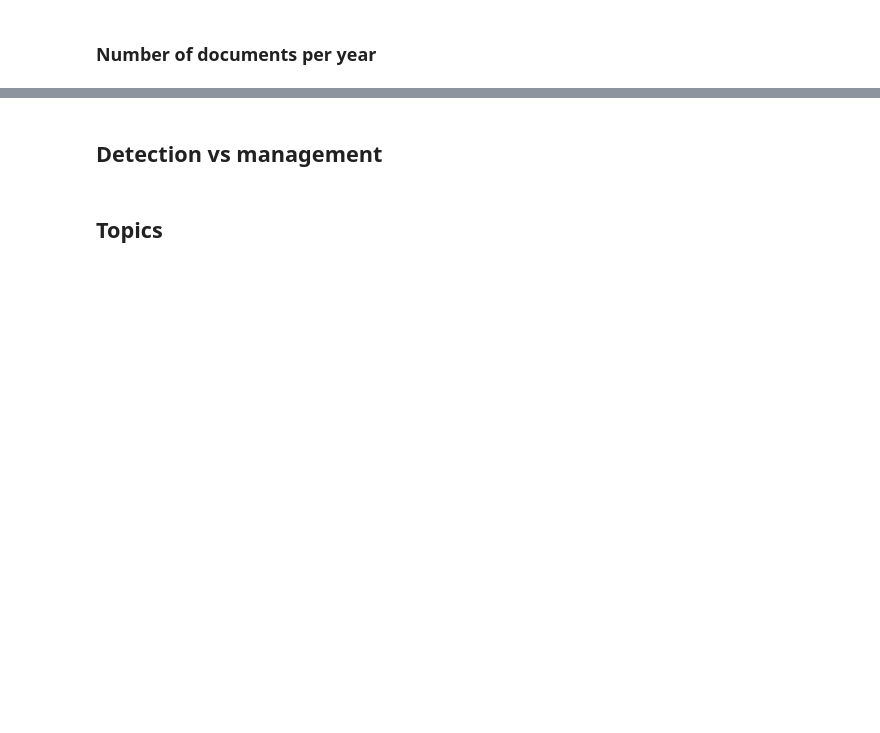
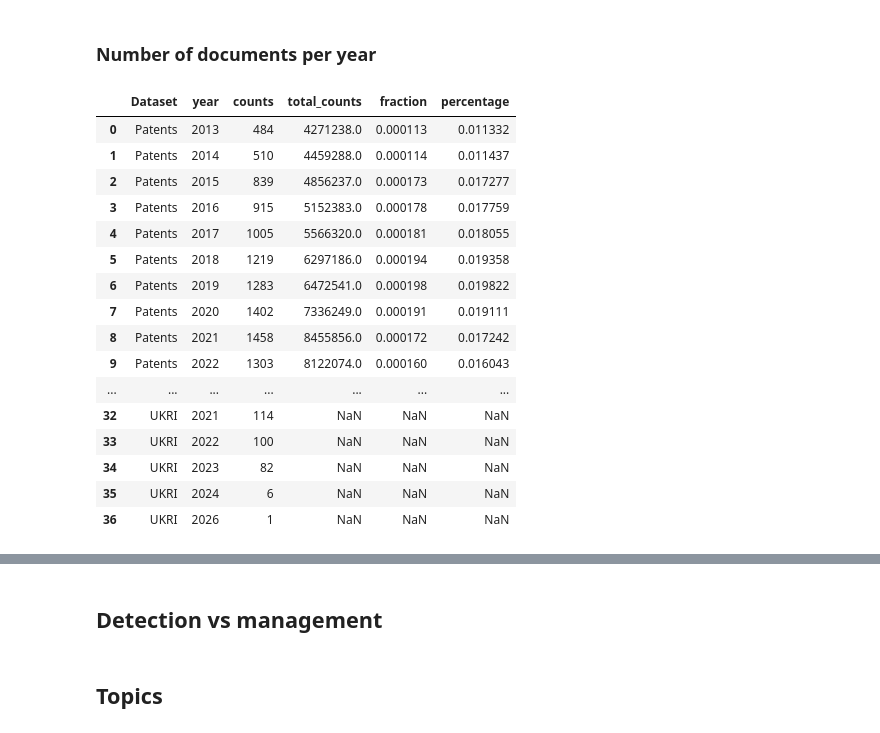
Before and after one commit to nestauk/discovery_child_development, a Jupyter notebook: discovery_child_development/analysis/initial_results/01_initial_labels.ipynb, the cells around one changed output, grey strips where cells are left out. Drawn from its saved outputs; the diff is of its cells as text; code cells hidden in the pictures; blank space fills up the shorter version.

Commit message:
geo analysis

```diff
--- a/discovery_child_development/analysis/initial_results/01_initial_labels.ipynb
+++ b/discovery_child_development/analysis/initial_results/01_initial_labels.ipynb
@@ -25,3 +31,20 @@ openalex_label = "Publications"
 patents_label = "Patents"
 # %% [markdown]
 ### Load in the labelled data
+# %%
+# Load labelled data
+data_df = (
+    pd.read_csv(ENRICHED_DATA_DIR / 'taxonomy_cat/taxonomy_cat_predictions_filtered.csv')
+    .assign(id = lambda df: df['id'].apply(lambda x: x.split('/')[-1]))
+)
+
+gtr_data_df = (
+    pd.read_csv(ENRICHED_DATA_DIR / 'taxonomy_cat/taxonomy_cat_predictions_gtr_filtered.csv')
+    .assign(source="gtr")
+    .assign(year=lambda df: df['start'].apply(lambda x: int(x.split('-')[0])))
+    .drop(columns=['start', 'end'])
+)
+
+# gtr_metadata_df = gtr_data_df[['id','start']].copy()
+# gtr_data_df = gtr_data_df[['id', 'text', 'source', 'topics', 'year']]
+# data_df = pd.concat([data_df, gtr_data_df], ignore_index=True)
@@ -87 +142,8 @@ openalex_metadata_df.head(1)
+# %%
+import ast
+# data from 03_geo_analysis notebooks
+openalex_extra_metadata_df = (
+    pd.read_csv(ENRICHED_DATA_DIR / 'pubs_metadata_df.csv')
+    .assign(country_code = lambda df: df['country_code'].apply(lambda x: ast.literal_eval(x)))
+)
 # %%
@@ -118,8 +183,13 @@ openalex_df = (
         how='left',
         on='id'
     )
+    .merge(
+        openalex_extra_metadata_df,
+        how='left',
+        on='id'
+    )
 )
 
-relevant_df = pd.concat([patents_df, openalex_df], ignore_index=True)
+relevant_df = pd.concat([patents_df, openalex_df, gtr_data_df.assign(Dataset='UKRI')], ignore_index=True)
 # %%
 print(len(relevant_df))
@@ -276,6 +394,26 @@ counts_normalised_df = (
         normalised_fraction = lambda df: df['fraction'] / df['fraction_2013']
     )
 )
+# %%
+counts_df
+# %% [output]
+|  | Dataset | year | counts | total_counts | fraction | percentage |
+| 0 | Patents | 2013 | 484 | 4271238.0 | 0.000113 | 0.011332 |
+| 1 | Patents | 2014 | 510 | 4459288.0 | 0.000114 | 0.011437 |
+| 2 | Patents | 2015 | 839 | 4856237.0 | 0.000173 | 0.017277 |
+| 3 | Patents | 2016 | 915 | 5152383.0 | 0.000178 | 0.017759 |
+| 4 | Patents | 2017 | 1005 | 5566320.0 | 0.000181 | 0.018055 |
+| 5 | Patents | 2018 | 1219 | 6297186.0 | 0.000194 | 0.019358 |
+| 6 | Patents | 2019 | 1283 | 6472541.0 | 0.000198 | 0.019822 |
+| 7 | Patents | 2020 | 1402 | 7336249.0 | 0.000191 | 0.019111 |
+| 8 | Patents | 2021 | 1458 | 8455856.0 | 0.000172 | 0.017242 |
+| 9 | Patents | 2022 | 1303 | 8122074.0 | 0.000160 | 0.016043 |
+| ... | ... | ... | ... | ... | ... | ... |
+| 32 | UKRI | 2021 | 114 | NaN | NaN | NaN |
+| 33 | UKRI | 2022 | 100 | NaN | NaN | NaN |
+| 34 | UKRI | 2023 | 82 | NaN | NaN | NaN |
+| 35 | UKRI | 2024 | 6 | NaN | NaN | NaN |
+| 36 | UKRI | 2026 | 1 | NaN | NaN | NaN |
 # %%
 import importlib
 importlib.reload(pu);
```
Also changed, not shown: parts of 24 cells of this notebook, 10 other files.
